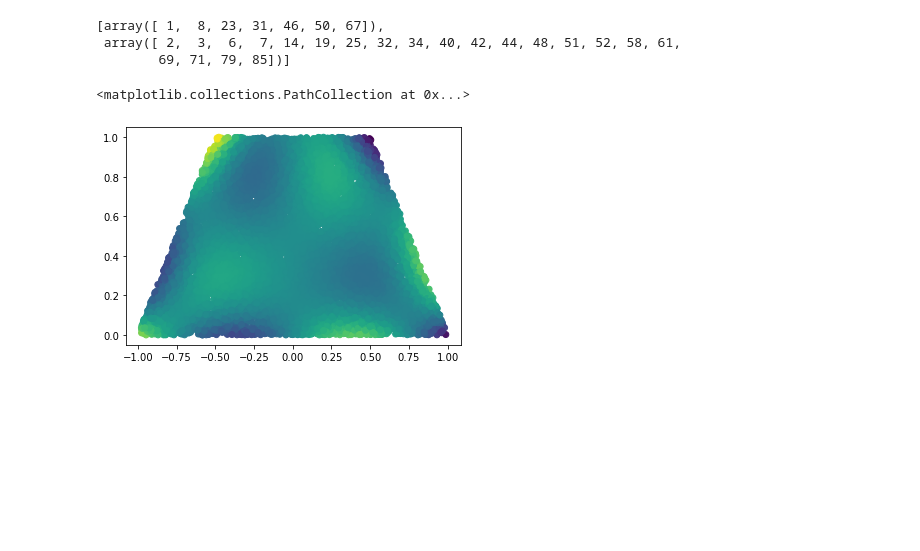
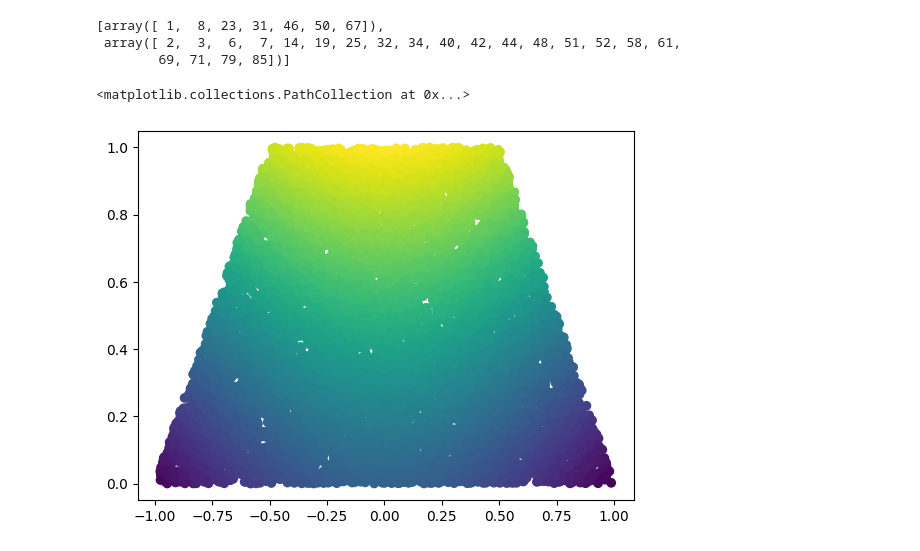
Before and after one commit to nephanth/DSC291-project, a Jupyter notebook: Project-tests.ipynb, the cells around one changed output. Drawn from its saved outputs; the diff is of its cells as text; code cells hidden in the pictures; blank space fills up the shorter version.

```diff
--- a/Project-tests.ipynb
+++ b/Project-tests.ipynb
@@ -100,8 +104,8 @@ manifolds
  array([ 2,  3,  6,  7, 14, 19, 25, 32, 34, 40, 42, 44, 48, 51, 52, 58, 61,
         69, 71, 79, 85])]
 # %%
-plt.scatter(data[:, 0], data[:, 1], c=phi[:, 16])
+plt.scatter(data[:, 0], data[:, 1], c=phi[:, 2])
 # %% [output]
 <matplotlib.collections.PathCollection at 0x...>
-[figure, old version]
+[figure, new version]
 # %%
```
Also changed, not shown: parts of 9 cells of this notebook, 5 other files.
